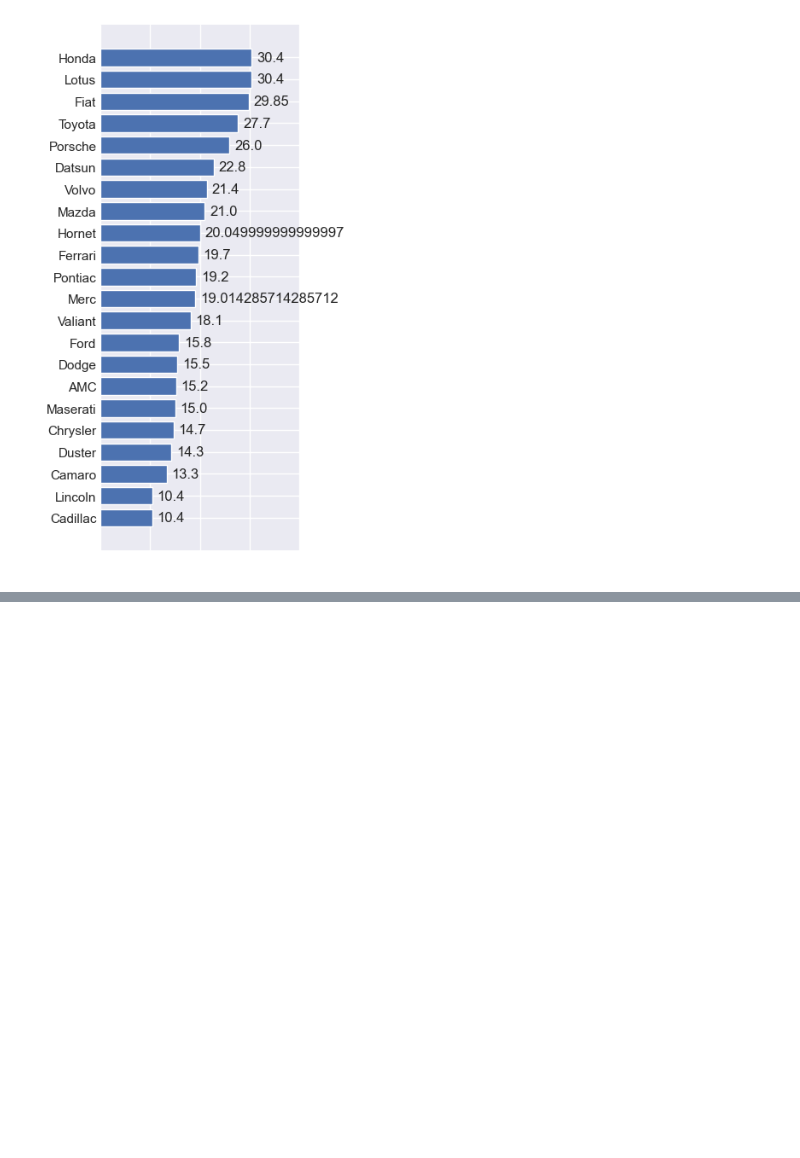
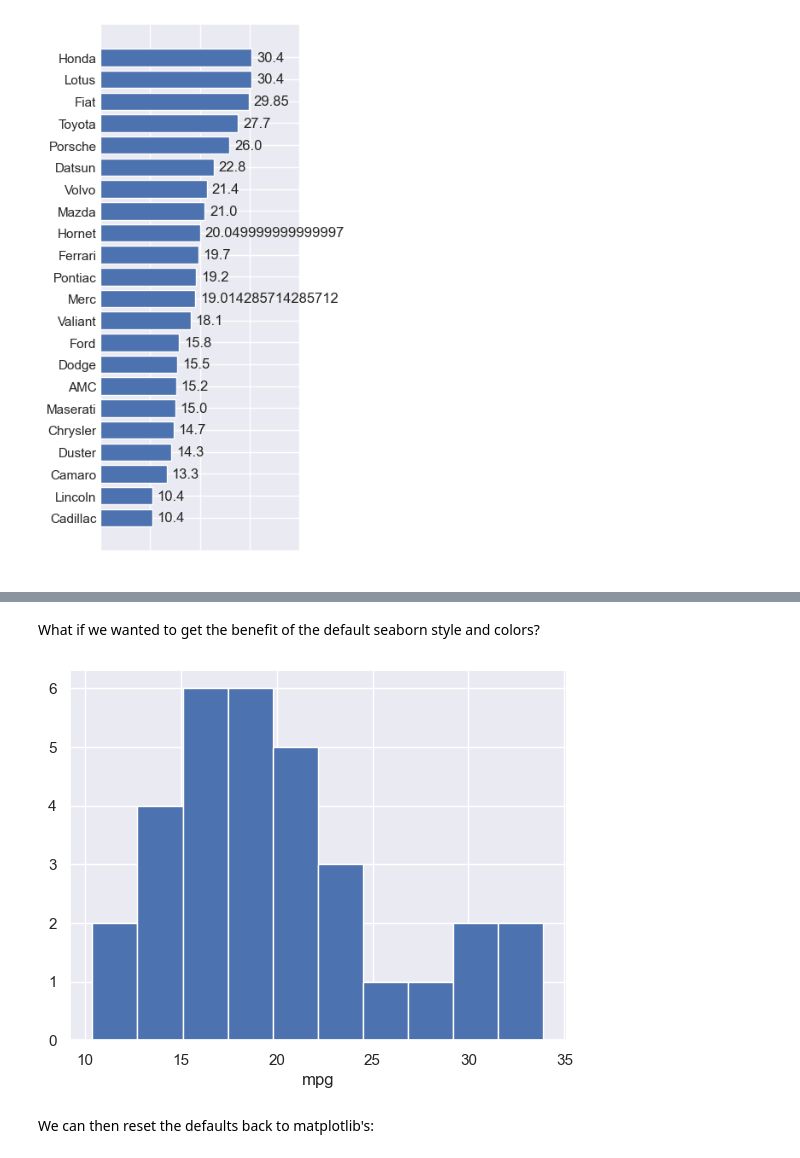
Before and after one commit to crdcamp/lin-reg-application, a Jupyter notebook: references/1_exploratory_data_analysis.ipynb, the cells around one changed output, grey strips where cells are left out. Cells and saved outputs as stored; diff of their text form; code cells hidden in the pictures; blank space fills up the shorter version.

```diff
--- a/references/1_exploratory_data_analysis.ipynb
+++ b/references/1_exploratory_data_analysis.ipynb
@@ -731,0 +760,11 @@ sns.despine(left=True, bottom=True)
+# %% [markdown]
+What if we wanted to get the benefit of the default seaborn style and colors?
+# %%
+sns.set()
+dfcars.mpg.hist()
+plt.xlabel("mpg");
+sns.despine()
+# %% [output]
+[figure, added]
+# %% [markdown]
+We can then reset the defaults back to matplotlib's:
```
Also changed, not shown: parts of 9 cells of this notebook.
